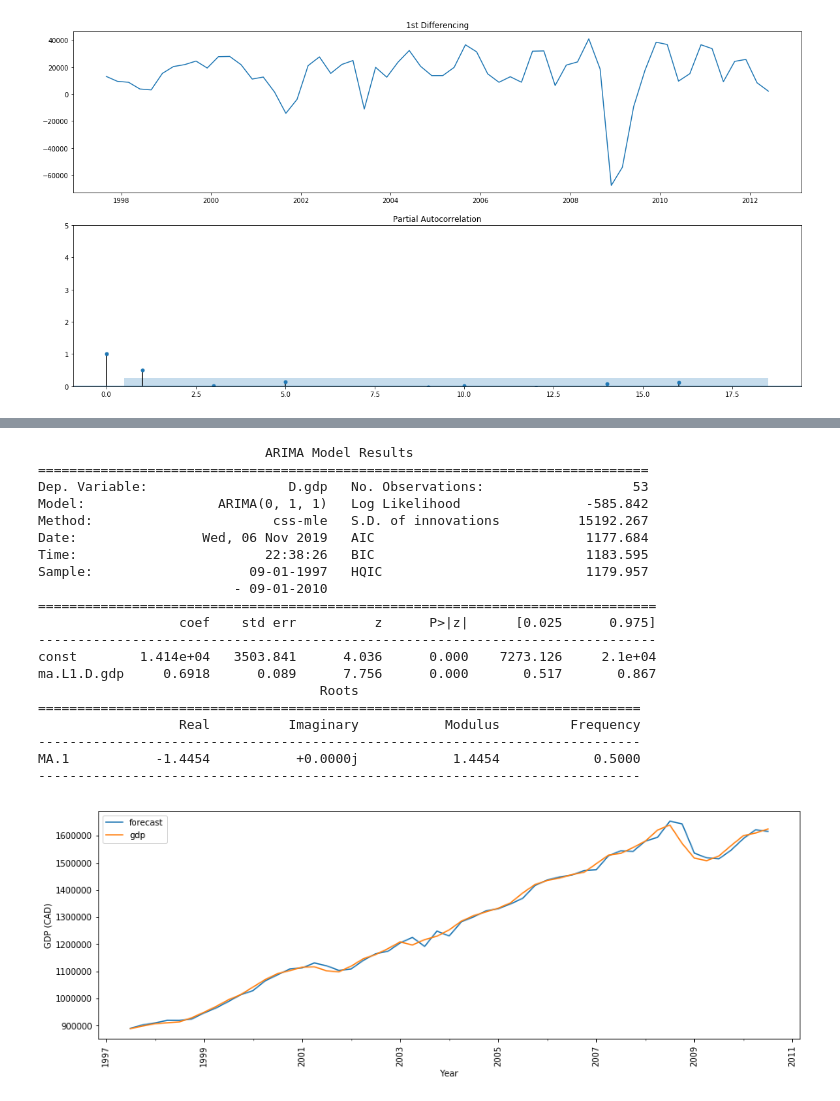
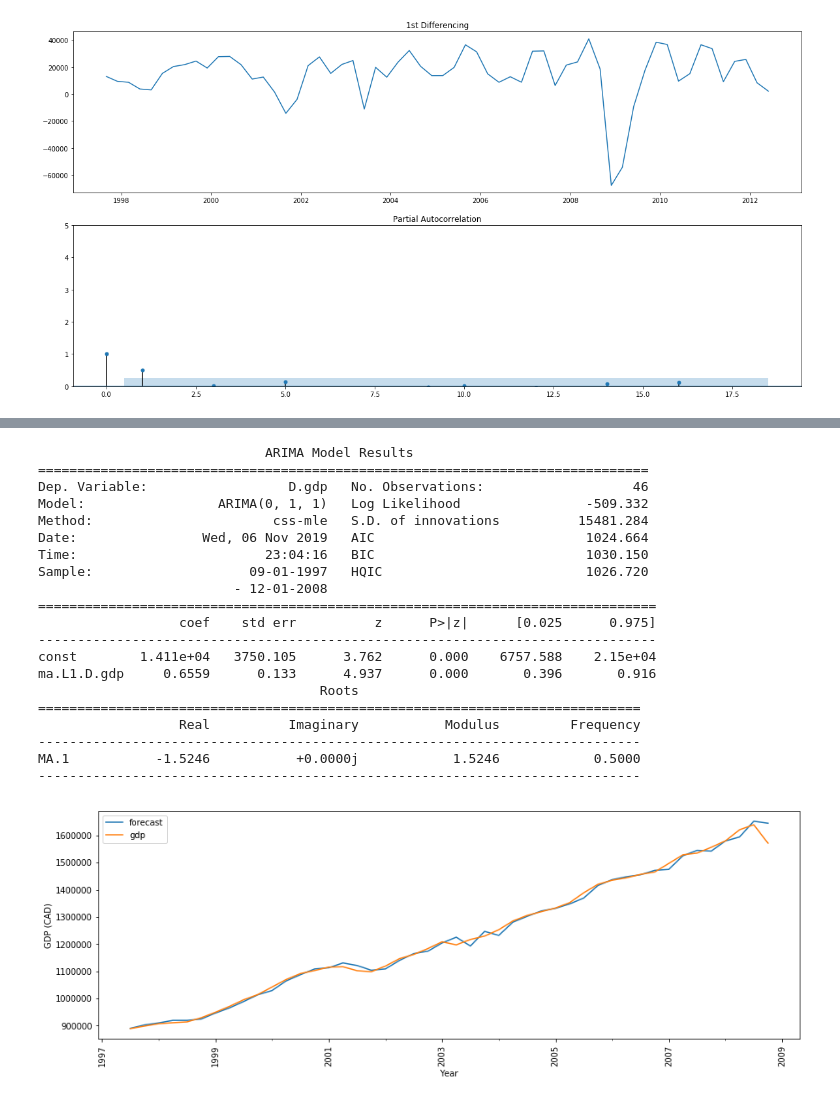
Before and after one commit to nicholasprayogo/canadian_gdp_forecasting, a Jupyter notebook: canada_indicators.ipynb, the cells around one changed output, grey strips where cells are left out. Saved outputs shown, nothing was run; the diff lists cells and outputs as text; code cells hidden in the pictures.

```diff
--- a/canada_indicators.ipynb
+++ b/canada_indicators.ipynb
@@ -199,7 +165,7 @@ plt.show()
 # %% [output]
 [figure]
 # %%
-p = 1
+p = 0
 d = 1
 q = 1
 # %%
@@ -310,36 +276,36 @@ MA.1           -1.4187           +0.0000j            1.4187            0.5000
 # %%
-train = df[:int(0.9*(len(df)))]
-valid = df[int(0.9*(len(df))):]
+train = df[:int(0.775*(len(df)))]
+valid = df[int(0.775*(len(df))):]
 
 model, model_fit = arima(train)
 
 plot_model(model_fit, "base")
 # plt.rcParams['figure.figsize'] = [15, 5]
 # model_fit.plot_predict(dynamic=False)
 
 # plt.show()
 # %% [output]
                              ARIMA Model Results
 ==============================================================================
-Dep. Variable:                  D.gdp   No. Observations:                   53
-Model:                 ARIMA(0, 1, 1)   Log Likelihood                -585.842
-Method:                       css-mle   S.D. of innovations          15192.267
-Date:                Wed, 06 Nov 2019   AIC                           1177.684
-Time:                        22:38:26   BIC                           1183.595
-Sample:                    09-01-1997   HQIC                          1179.957
-                         - 09-01-2010
+Dep. Variable:                  D.gdp   No. Observations:                   46
+Model:                 ARIMA(0, 1, 1)   Log Likelihood                -509.332
+Method:                       css-mle   S.D. of innovations          15481.284
+Date:                Wed, 06 Nov 2019   AIC                           1024.664
+Time:                        23:04:16   BIC                           1030.150
+Sample:                    09-01-1997   HQIC                          1026.720
+                         - 12-01-2008
 ===============================================================================
                   coef    std err          z      P>|z|      [0.025      0.975]
 -------------------------------------------------------------------------------
-const        1.414e+04   3503.841      4.036      0.000    7273.126     2.1e+04
-ma.L1.D.gdp     0.6918      0.089      7.756      0.000       0.517       0.867
+const        1.411e+04   3750.105      3.762      0.000    6757.588    2.15e+04
+ma.L1.D.gdp     0.6559      0.133      4.937      0.000       0.396       0.916
                                     Roots
 =============================================================================
                   Real          Imaginary           Modulus         Frequency
 -----------------------------------------------------------------------------
-MA.1           -1.4454           +0.0000j            1.4454            0.5000
+MA.1           -1.5246           +0.0000j            1.5246            0.5000
 -----------------------------------------------------------------------------
-[figure, old version]
+[figure, new version]
 # %%
 # ['month', 'term_spread', 'hours_worked', 'unemployment_insurance',
 #        'mfg_new_orders', 'gdp']
```
Also changed, not shown: parts of 17 cells of this notebook.
